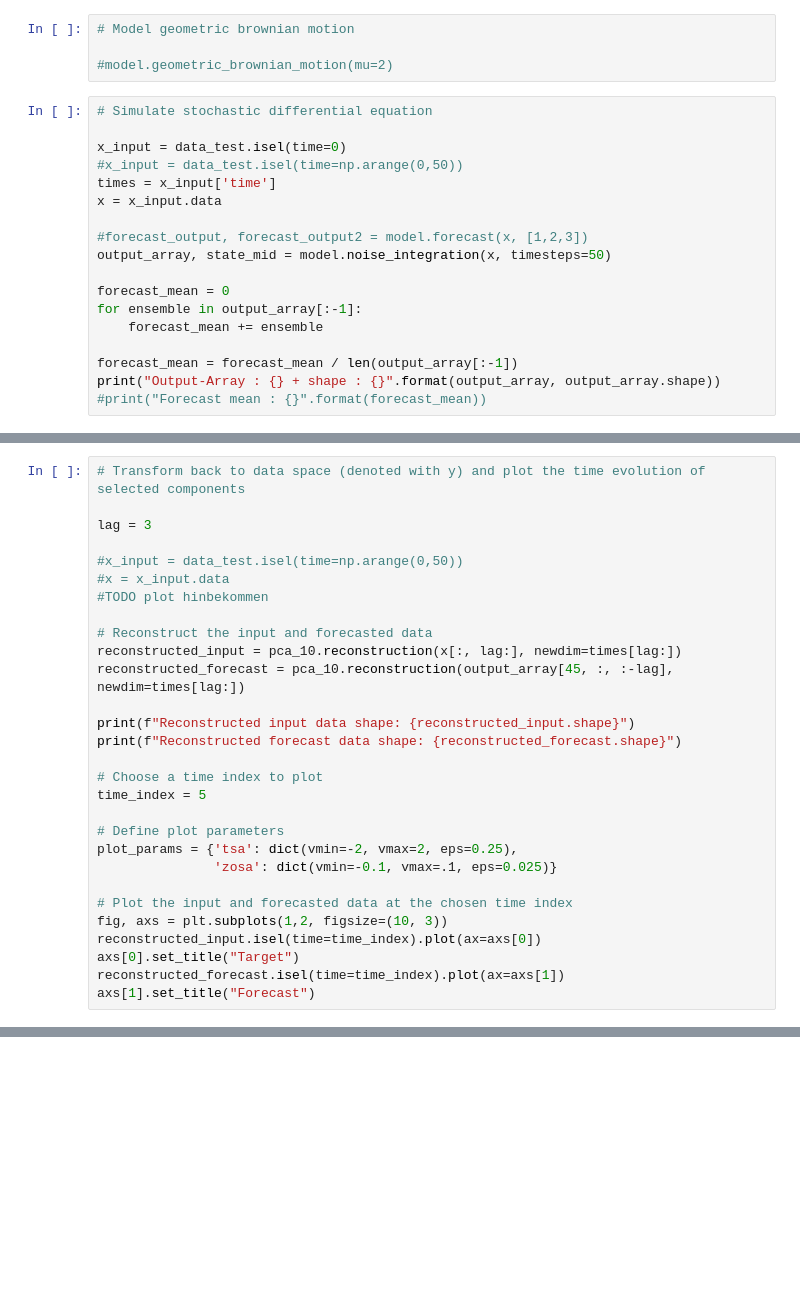
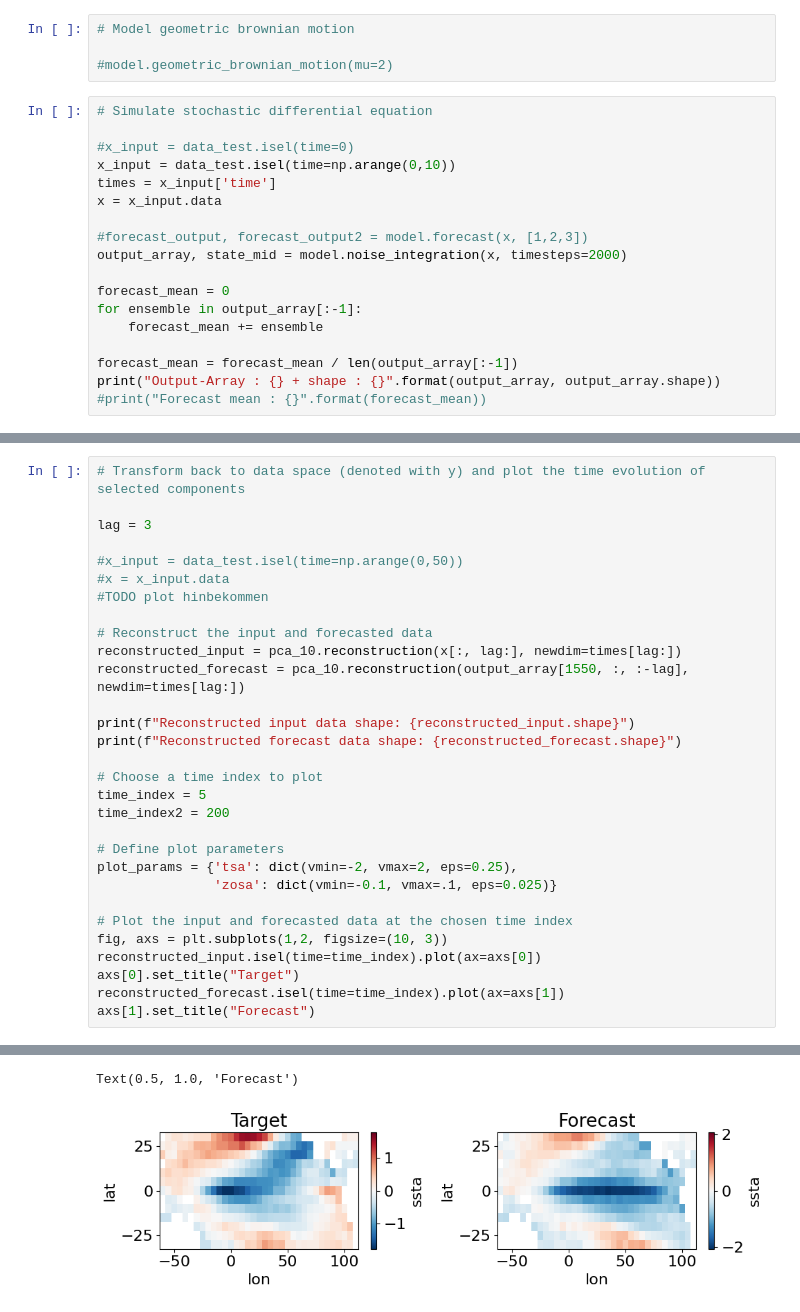
Before and after one commit to Felix6464/ML_Climate_Science_Research_Project, a Jupyter notebook: LIM/lim_data_generation.ipynb, the cells around one changed output, grey strips where cells are left out. Saved outputs shown, nothing was run; the diff lists cells and outputs as text; blank space fills up the shorter version.

Commit message:
starting to plot results to identify correctness

```diff
--- a/LIM/lim_data_generation.ipynb
+++ b/LIM/lim_data_generation.ipynb
@@ -150,13 +153,13 @@ plt.show()
 # %%
 # Simulate stochastic differential equation
 
-x_input = data_test.isel(time=0)
-#x_input = data_test.isel(time=np.arange(0,50))
+#x_input = data_test.isel(time=0)
+x_input = data_test.isel(time=np.arange(0,10))
 times = x_input['time']
 x = x_input.data
 
 #forecast_output, forecast_output2 = model.forecast(x, [1,2,3])
-output_array, state_mid = model.noise_integration(x, timesteps=50)
+output_array, state_mid = model.noise_integration(x, timesteps=2000)
 
 forecast_mean = 0
 for ensemble in output_array[:-1]:
@@ -194,13 +206,14 @@ lag = 3
 
 # Reconstruct the input and forecasted data
 reconstructed_input = pca_10.reconstruction(x[:, lag:], newdim=times[lag:])
-reconstructed_forecast = pca_10.reconstruction(output_array[45, :, :-lag], newdim=times[lag:])
+reconstructed_forecast = pca_10.reconstruction(output_array[1550, :, :-lag], newdim=times[lag:])
 
 print(f"Reconstructed input data shape: {reconstructed_input.shape}")
 print(f"Reconstructed forecast data shape: {reconstructed_forecast.shape}")
 
 # Choose a time index to plot
 time_index = 5
+time_index2 = 200
 
 # Define plot parameters
 plot_params = {'tsa': dict(vmin=-2, vmax=2, eps=0.25),
@@ -217,3 +231,5 @@ IndexError: too many indices for array: array is 1-dimensional, but 2 were index
+Text(0.5, 1.0, 'Forecast')
+[figure, added]
 # %%
 #x_input = data_test.isel(time=0)
 x_input = data_test.isel(time=np.arange(0,10))
```
Also changed, not shown: parts of 9 cells of this notebook, 1 other file.
